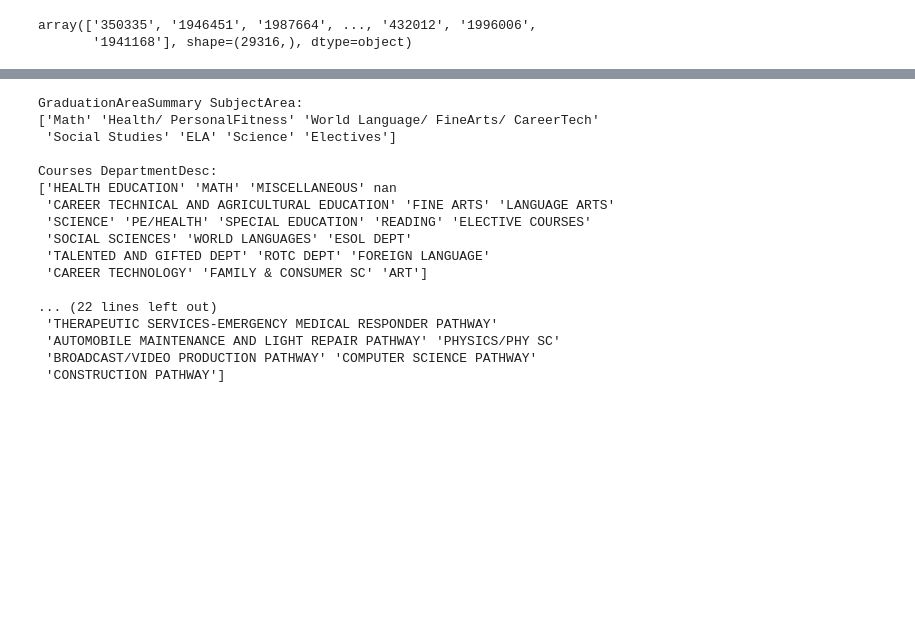
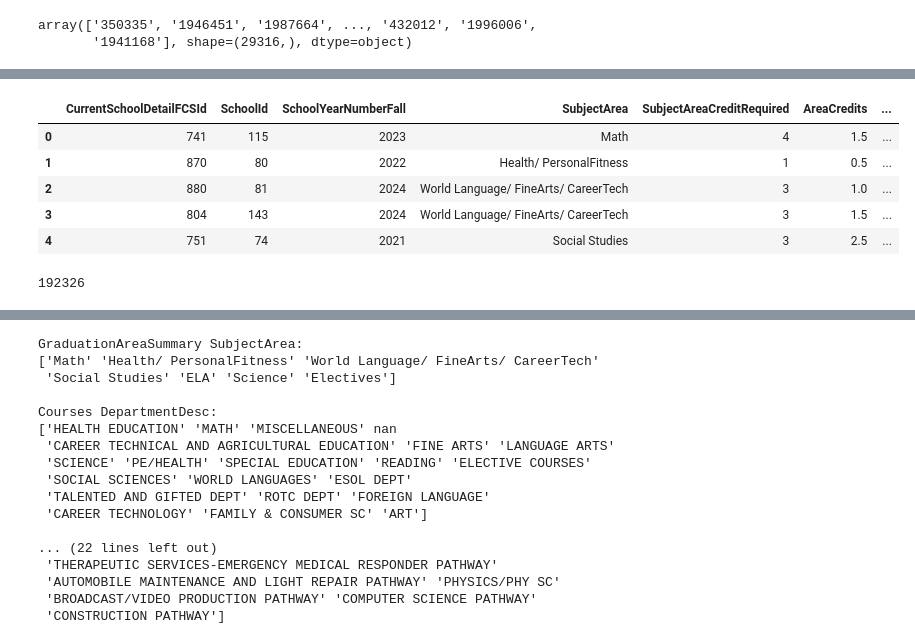
Before and after one commit to bvo0293/PracticumSummer2025, a Jupyter notebook: EDA.ipynb, the cells around one changed output, grey strips where cells are left out. Drawn from its saved outputs; the diff is of its cells as text; code cells hidden in the pictures; blank space fills up the shorter version.

```diff
--- a/EDA.ipynb
+++ b/EDA.ipynb
@@ -86,9 +126,9 @@ hs_grades_cleaned = hs_grades.copy()
 grad_summary_cleaned = grad_summary.copy()
 # %%
 # Normalize student ID format in both datasets
-hs_grades_cleaned.loc[:, "student_id"] = hs_grades_cleaned["mask_studentpersonkey"].astype(str).str.replace(r"\.0$", "", regex=True)
+hs_grades_cleaned.loc[:, "student_id"] = hs_grades_cleaned["student_id"].astype(str).str.replace(r"\.0$", "", regex=True)
 grad_summary_cleaned["student_id"] = grad_summary_cleaned["mask_studentpersonkey"].astype(str).str.replace(r"\.0$", "", regex=True)
-hs_grades_cleaned = hs_grades_cleaned.drop(columns=["mask_studentpersonkey"])
+# hs_grades_cleaned = hs_grades_cleaned.drop(columns=["mask_studentpersonkey"])
 grad_summary_cleaned = grad_summary_cleaned.drop(columns=["mask_studentpersonkey"])
 # %%
 display(hs_grades_cleaned["student_id"].unique())
@@ -151,11 +170,16 @@ Sample of inactive students:
 # %%
-# Filter hs_grades_cleaned to only students who appear in grad_summary_cleaned
-students_in_summary = set(grad_summary_cleaned["student_id"])
-hs_grades_trimmed = hs_grades_cleaned[hs_grades_cleaned["student_id"].isin(students_in_summary)]
+# Keep only active students in 2024–2025 for recommendations
+grad_summary_filtered = grad_summary_cleaned[
+    grad_summary_cleaned["student_id"].isin(active_2024_ids)
+]
 
-# Optional: left join if you want to enrich graduation data with course records
-graduation_course_data = grad_summary_cleaned.merge(
-    hs_grades_trimmed,
-    on="student_id",
-    how="left"
-)
+display(grad_summary_filtered.head())
+print(len(grad_summary_filtered))
+# %% [output]
+|  | CurrentSchoolDetailFCSId | SchoolId | SchoolYearNumberFall | SubjectArea | SubjectAreaCreditRequired | AreaCredits | ... |
+| 0 | 741 | 115 | 2023 | Math | 4 | 1.5 | ... |
+| 1 | 870 | 80 | 2022 | Health/ PersonalFitness | 1 | 0.5 | ... |
+| 2 | 880 | 81 | 2024 | World Language/ FineArts/ CareerTech | 3 | 1.0 | ... |
+| 3 | 804 | 143 | 2024 | World Language/ FineArts/ CareerTech | 3 | 1.5 | ... |
+| 4 | 751 | 74 | 2021 | Social Studies | 3 | 2.5 | ... |
+192326
```
Also changed, not shown: parts of 19 cells of this notebook, 1 other file.
